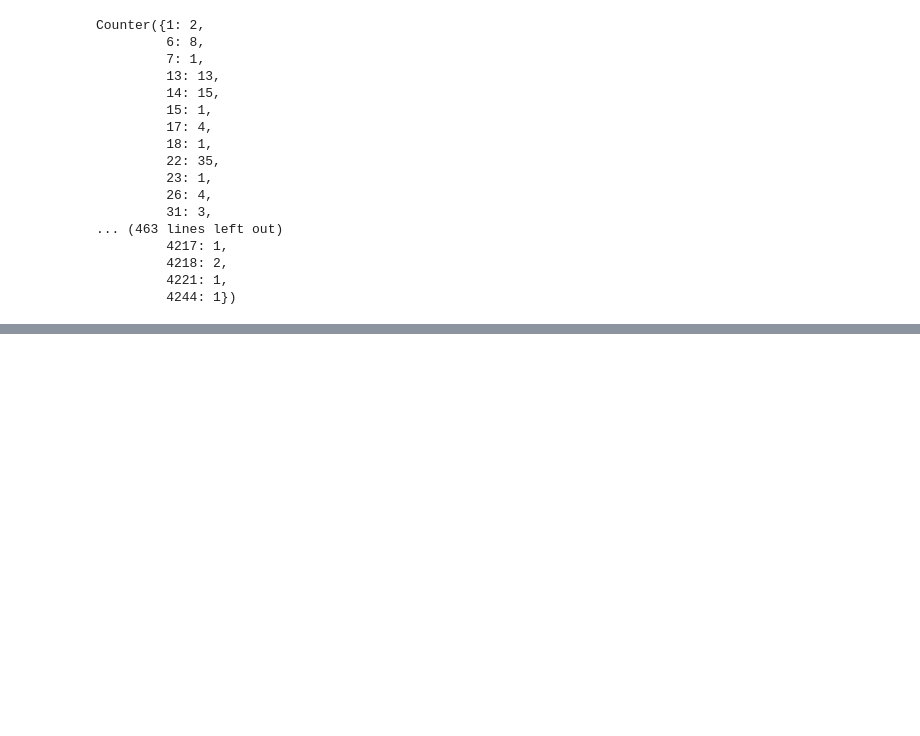
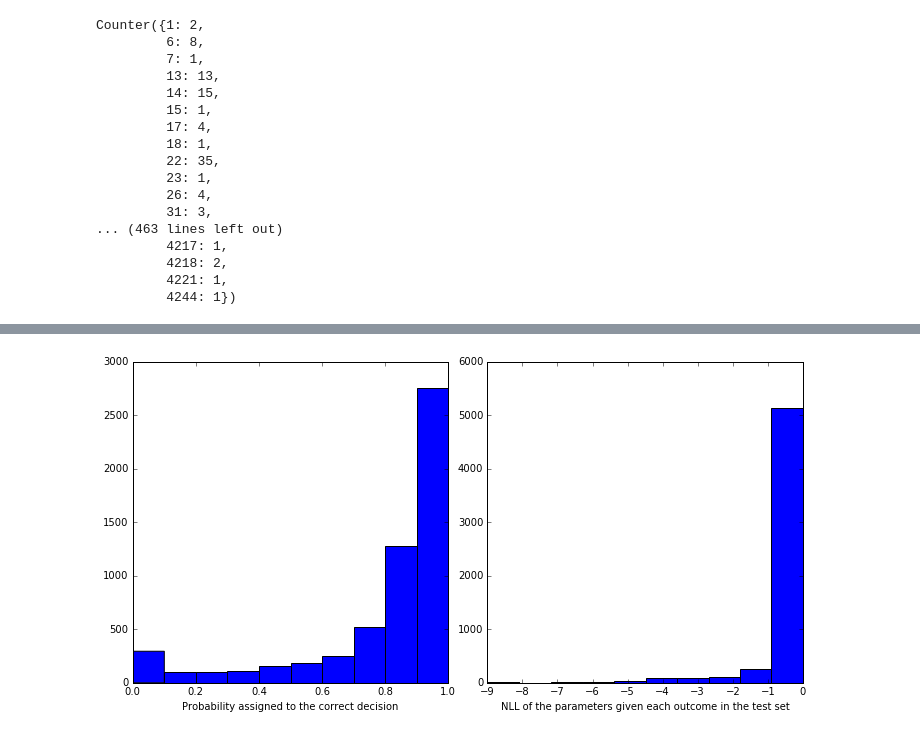
Before and after one commit to glasperfan/thesis, a Jupyter notebook: bach_code/Initial Experiments.ipynb, the cells around one changed output, grey strips where cells are left out. Cells and saved outputs as stored; diff of their text form; code cells hidden in the pictures; blank space fills up the shorter version.

```diff
--- a/bach_code/Initial Experiments.ipynb
+++ b/bach_code/Initial Experiments.ipynb
@@ -777,0 +741,4 @@ Counter({1: 2,
+# %%
+plotNLLandConfidence("smerror_train.txt")
+# %% [output]
+[figure, added]
```
Also changed, not shown: parts of 40 cells of this notebook, 14 other files.
